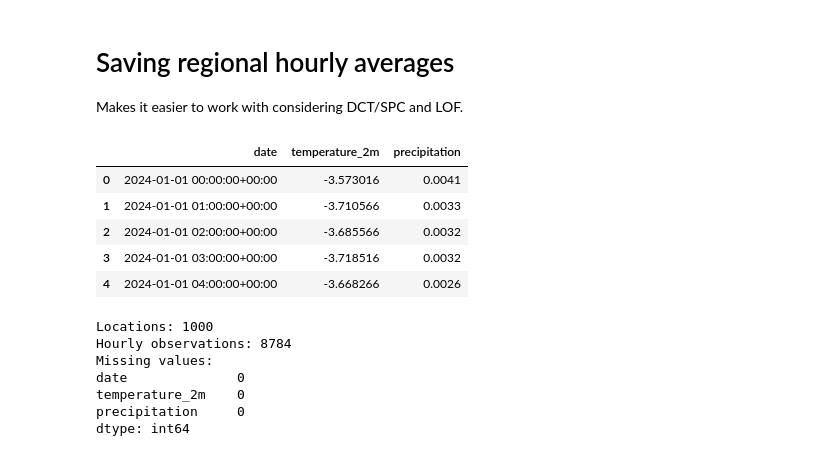
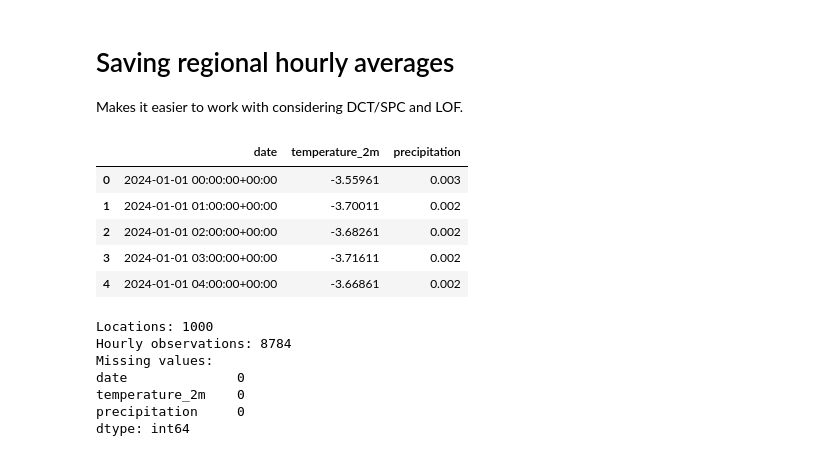
Before and after one commit to magloev/magloevIND320, a Jupyter notebook: notebooks/Task3.ipynb, the cells around one changed output. Drawn from its saved outputs; the diff is of its cells as text; code cells hidden in the pictures.

```diff
--- a/notebooks/Task3.ipynb
+++ b/notebooks/Task3.ipynb
@@ -453,7 +441,7 @@ def download_weather(region, start_date, end_date):
     coordinates = zone_coordinates[region]
     url = "https://archive-api.open-meteo.com/v1/archive"
 
-    batch_size = 10
+    batch_size = 100
     weather_data = []
 
     # Create folder for the selected region and time interval
@@ -565,26 +546,43 @@ Saved 1000 / 1000 locations
 # Saving regional hourly averages
 Makes it easier to work with considering DCT/SPC and LOF.
 # %%
-df_average = (
-    df_weather
-    .groupby("date")[["temperature_2m", "precipitation"]]
-    .mean()
-    .reset_index()
-)
+def aggregate_weather(df, region, start_date, end_date):
+    """
+    Calculate hourly regional averages for temperature and precipitation.
+    Save the result as a CSV file.
+    """
 
-df_average.to_csv(
-    "../data/weather/NO3_2024_average.csv",
-    index=False
-)
+    df_average = (
+        df.groupby("date")[["temperature_2m", "precipitation"]]
+        .mean()
+        .reset_index()
+    )
 
-display(df_average.head())
+    # Create output directory if needed
+    output_dir = Path("data/weather")
+    output_dir.mkdir(parents=True, exist_ok=True)
+
+    # Save using region and date interval
+    filename = f"{region}_{start_date}_{end_date}_average.csv"
+    df_average.to_csv(output_dir / filename, index=False)
+
+    return df_average
-# %% [output]
-|  | date | temperature_2m | precipitation |
-| 0 | 2024-01-01 00:00:00+00:00 | -3.573016 | 0.0041 |
-| 1 | 2024-01-01 01:00:00+00:00 | -3.710566 | 0.0033 |
-| 2 | 2024-01-01 02:00:00+00:00 | -3.685566 | 0.0032 |
-| 3 | 2024-01-01 03:00:00+00:00 | -3.718516 | 0.0032 |
-| 4 | 2024-01-01 04:00:00+00:00 | -3.668266 | 0.0026 |
+# %%
+df_average_no1 = aggregate_weather(
+    df_weather,
+    region="NO1",
+    start_date="2024-01-01",
+    end_date="2024-12-31"
+)
+
+display(df_average_no1.head())
+# %% [output]
+|  | date | temperature_2m | precipitation |
+| 0 | 2024-01-01 00:00:00+00:00 | -3.55961 | 0.003 |
+| 1 | 2024-01-01 01:00:00+00:00 | -3.70011 | 0.002 |
+| 2 | 2024-01-01 02:00:00+00:00 | -3.68261 | 0.002 |
+| 3 | 2024-01-01 03:00:00+00:00 | -3.71611 | 0.002 |
+| 4 | 2024-01-01 04:00:00+00:00 | -3.66861 | 0.002 |
 # %%
 print("Locations:", df_weather["location_id"].nunique())
 print("Hourly observations:", len(df_average))
```
Also changed, not shown: parts of 12 cells of this notebook, 2 other files.
